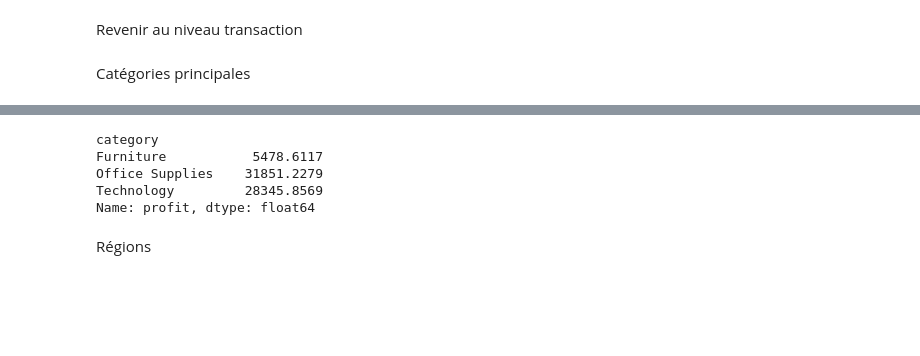
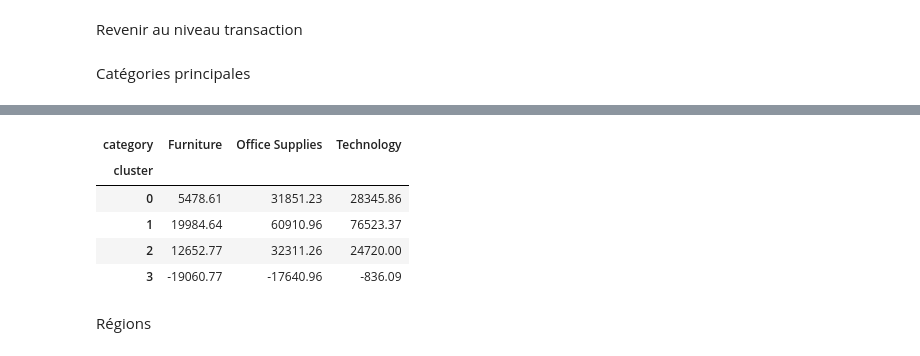
Before and after one commit to msshaqura/project_superstore, a Jupyter notebook: notebooks/sample_superstore.ipynb, the cells around one changed output, grey strips where cells are left out. Saved outputs shown, nothing was run; the diff lists cells and outputs as text; code cells hidden in the pictures; blank space fills up the shorter version.

```diff
--- a/notebooks/sample_superstore.ipynb
+++ b/notebooks/sample_superstore.ipynb
@@ -1605,11 +1463,21 @@ Name: count, dtype: int64
 # %%
-df_cluster0.groupby("category")["profit"].sum()
+profit_category_pivot = (
+    df_clusters
+        .groupby(["cluster", "category"])["profit"]
+        .sum()
+        .reset_index()
+        .pivot(index="cluster", columns="category", values="profit")
+        .round(2)
+)
+
+profit_category_pivot
 # %% [output]
-category
-Furniture           5478.6117
-Office Supplies    31851.2279
-Technology         28345.8569
-Name: profit, dtype: float64
+| category | Furniture | Office Supplies | Technology |
+| cluster |  |  |  |
+| 0 | 5478.61 | 31851.23 | 28345.86 |
+| 1 | 19984.64 | 60910.96 | 76523.37 |
+| 2 | 12652.77 | 32311.26 | 24720.00 |
+| 3 | -19060.77 | -17640.96 | -836.09 |
 # %% [markdown]
 Régions
 # %%
```
Also changed, not shown: parts of 60 cells of this notebook.
